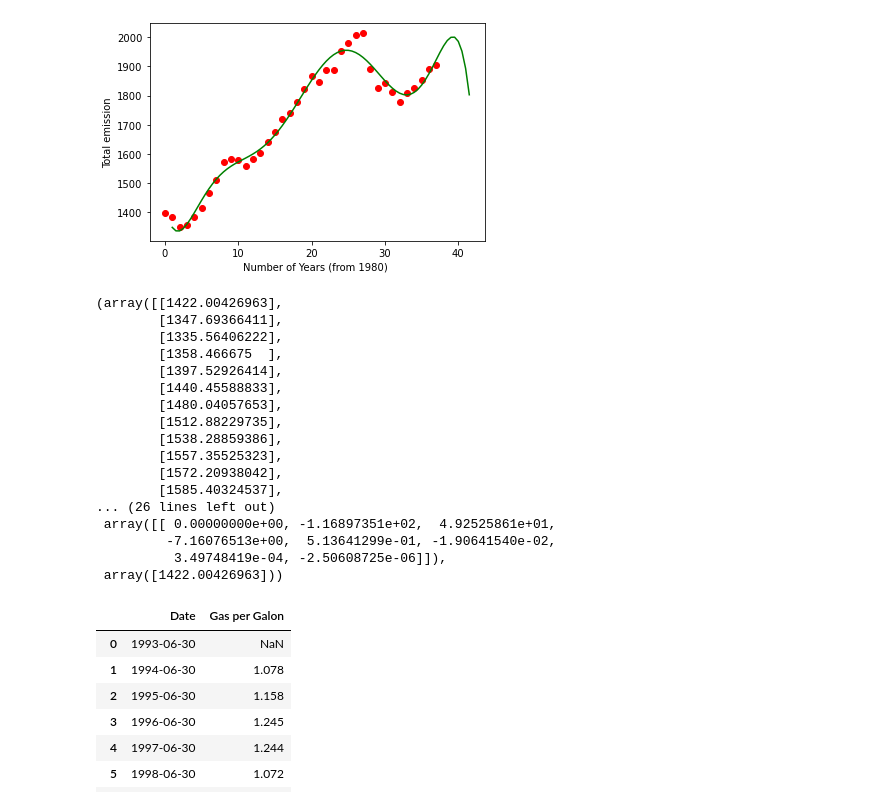
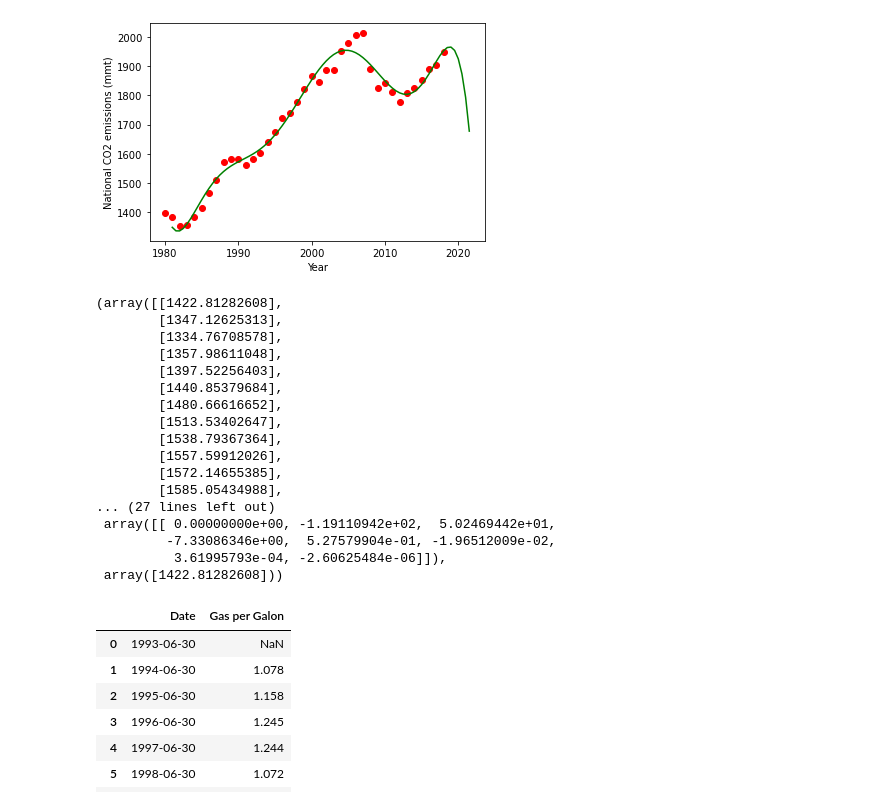
Before and after one commit to ykim879/machine.learning.project, a Jupyter notebook: polynomial_regressions.ipynb, the cells around one changed output. Saved outputs shown, nothing was run; the diff lists cells and outputs as text; code cells hidden in the pictures.

```diff
--- a/polynomial_regressions.ipynb
+++ b/polynomial_regressions.ipynb
@@ -57,39 +60,50 @@ years,total_emission
 # %%
-from sklearn.preprocessing import PolynomialFeatures
+# Performing polynomial regression for national CO2 emissions
+
 poly_reg=PolynomialFeatures(degree=7)
 X_poly = poly_reg.fit_transform(np.array(years).reshape(-1,1))
 pol_reg = linear_model.LinearRegression()
 pol_reg.fit(X_poly,np.array(total_emission).reshape(-1,1))
 pred=pol_reg.predict(X_poly)
-plt.scatter(years,total_emission,color='red')
-#plt.plot(years,pred,color='blue')
+
+year_arr = np.asarray(years)
+year_arr += 1980
+actual_years = year_arr.tolist()
+
+plt.scatter(actual_years,total_emission,color='red')
+
 years2=np.arange(0,41,0.5)+1
 p=pol_reg.predict(poly_reg.fit_transform(years2.reshape(-1,1)))
-plt.plot(years2,p,color='green')
-plt.xlabel('Number of Years (from 1980) ')
-plt.ylabel('Total emission')
+
+year2_arr = np.asarray(years2)
+year2_arr += 1980
+actual_years2 = year2_arr.tolist()
+
+plt.plot(actual_years2,p,color='green')
+plt.xlabel('Year')
+plt.ylabel('National CO2 emissions (mmt)')
 plt.show()
 pol_reg.set_params(normalize = True)
 pred,pol_reg.coef_,pol_reg.intercept_
 # %% [output]
-[figure, old version]
+[figure, new version]
-(array([[1422.00426963],
-        [1347.69366411],
-        [1335.56406222],
-        [1358.466675  ],
-        [1397.52926414],
-        [1440.45588833],
-        [1480.04057653],
-        [1512.88229735],
-        [1538.28859386],
-        [1557.35525323],
-        [1572.20938042],
-        [1585.40324537],
-... (26 lines left out)
- array([[ 0.00000000e+00, -1.16897351e+02,  4.92525861e+01,
-         -7.16076513e+00,  5.13641299e-01, -1.90641540e-02,
-          3.49748419e-04, -2.50608725e-06]]),
- array([1422.00426963]))
+(array([[1422.81282608],
+        [1347.12625313],
+        [1334.76708578],
+        [1357.98611048],
+        [1397.52256403],
+        [1440.85379684],
+        [1480.66616652],
+        [1513.53402647],
+        [1538.79367364],
+        [1557.59912026],
+        [1572.14655385],
+        [1585.05434988],
+... (27 lines left out)
+ array([[ 0.00000000e+00, -1.19110942e+02,  5.02469442e+01,
+         -7.33086346e+00,  5.27579904e-01, -1.96512009e-02,
+          3.61995793e-04, -2.60625484e-06]]),
+ array([1422.81282608]))
 # %%
 gas_prices_national = pd.read_excel("national_gas_prices_by_year_1994-2019.xlsx")
 gas_prices_national
```
Also changed, not shown: parts of 9 cells of this notebook.
